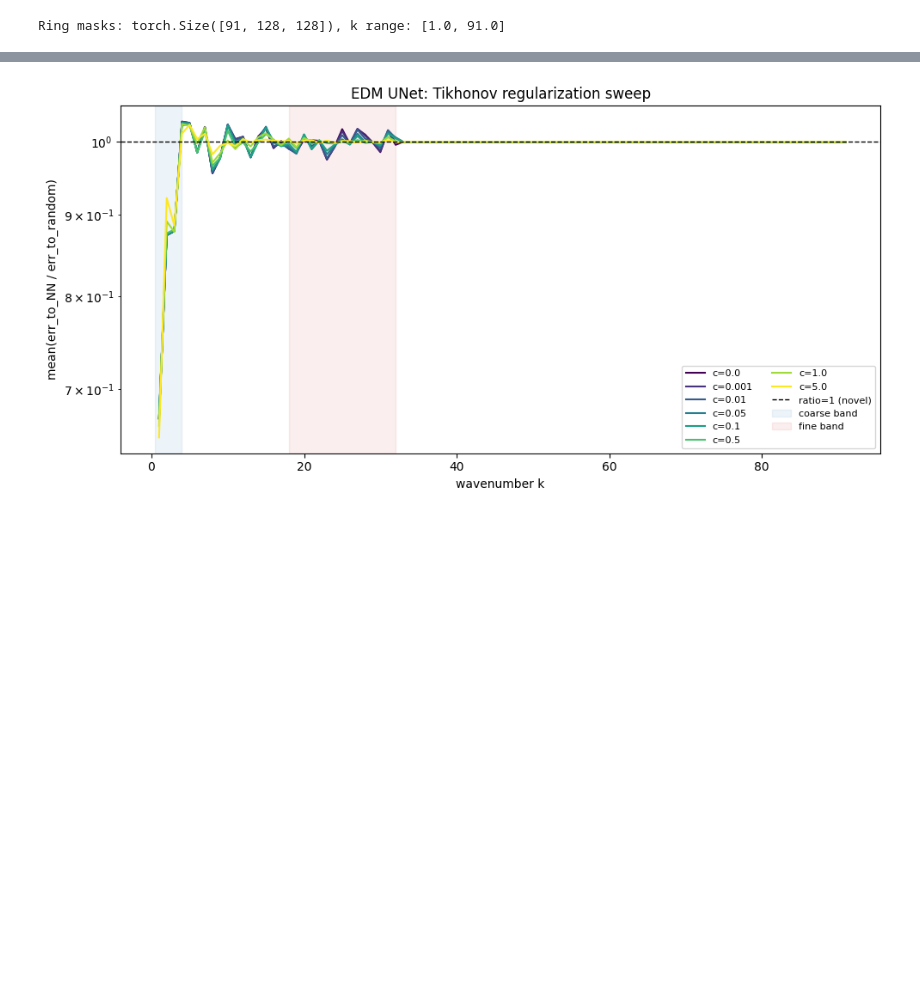
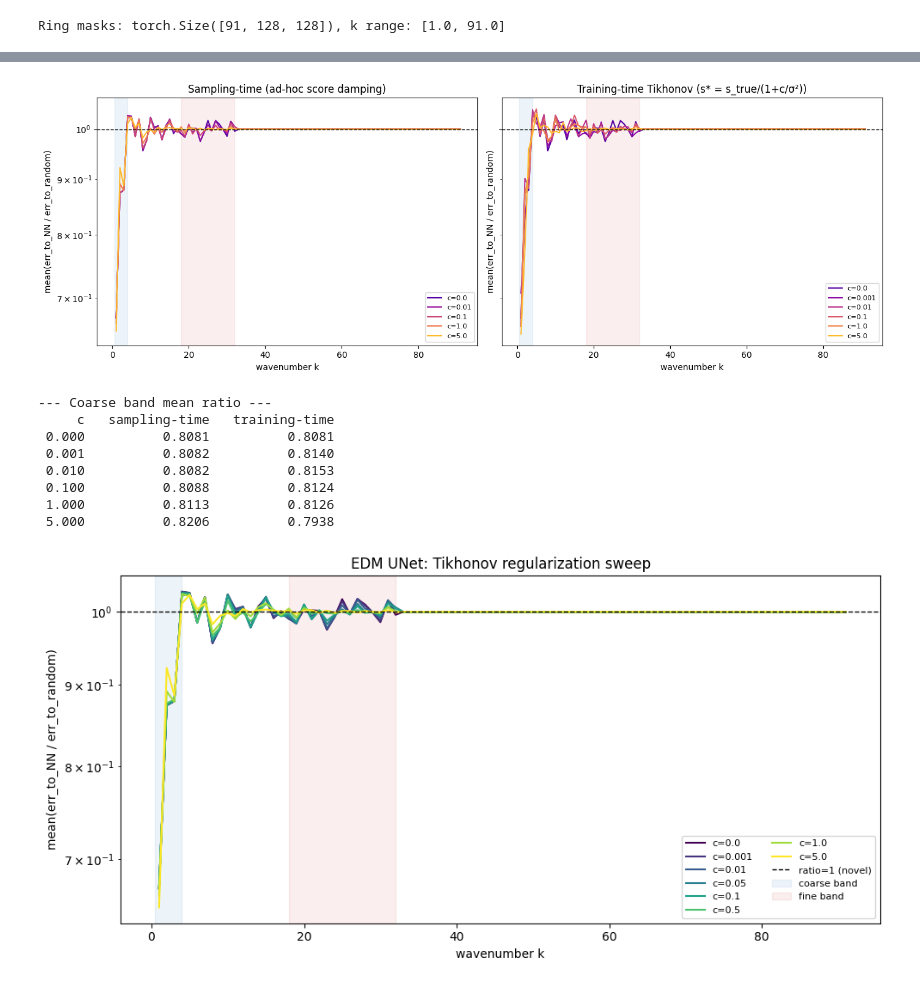
Before and after one commit to ishitta-iyer/research-diffusion, a Jupyter notebook: notebooks/multiscale/task2_edm_tikhonov_memorization.ipynb, the cells around one changed output, grey strips where cells are left out. Cells and saved outputs as stored; diff of their text form; code cells hidden in the pictures; blank space fills up the shorter version.

```diff
--- a/notebooks/multiscale/task2_edm_tikhonov_memorization.ipynb
+++ b/notebooks/multiscale/task2_edm_tikhonov_memorization.ipynb
@@ -326,3 +393,56 @@ Sweep complete.
+# %%
+# ── Training-time vs sampling-time Tikhonov comparison ──
+
+kc = k_centers.cpu().numpy()
+cmap_train = plt.cm.plasma(np.linspace(0.15, 0.85, len(C_TRAIN_VALUES)))
+
+# Per-wavenumber plot
+fig, axes = plt.subplots(1, 2, figsize=(14, 5), sharey=True)
+
+# Left: sampling-time (ad-hoc score damping — not true Tikhonov for UNets)
+compare_c = [c for c in [0.0, 0.01, 0.1, 1.0, 5.0] if c in sweep_results]
+cmap_samp = plt.cm.plasma(np.linspace(0.15, 0.85, len(compare_c)))
+for i, c_val in enumerate(compare_c):
+    axes[0].plot(kc, sweep_results[c_val]['mean_ratio'].numpy(),
+                color=cmap_samp[i], label=f'c={c_val}', linewidth=1.5)
+axes[0].set_title('Sampling-time (ad-hoc score damping)')
+
+# Right: training-time (correct Tikhonov)
+for i, c_val in enumerate(C_TRAIN_VALUES):
+    axes[1].plot(kc, train_sweep_results[c_val]['mean_ratio'].numpy(),
+                color=cmap_train[i], label=f'c={c_val}', linewidth=1.5)
+axes[1].set_title('Training-time Tikhonov (s* = s_true/(1+c/σ²))')
+
+for ax in axes:
+    ax.axhline(1.0, ls='--', color='black', lw=1)
+    for bname, color in [('coarse', 'tab:blue'), ('fine', 'tab:red')]:
+        lo, hi = bands[bname]
+        ax.axvspan(lo, hi, color=color, alpha=0.08)
+    ax.set_yscale('log')
+    ax.set_xlabel('wavenumber k')
+    ax.set_ylabel('mean(err_to_NN / err_to_random)')
+    ax.legend(fontsize=8)
+
+plt.tight_layout()
+plt.show()
+
+# Summary: coarse score comparison
+print('\n--- Coarse band mean ratio ---')
+print(f'{"c":>6s}  {"sampling-time":>14s}  {"training-time":>14s}')
+for c_val in C_TRAIN_VALUES:
+    st = sweep_results.get(c_val, {}).get('coarse_score', float('nan'))
+    tt = train_sweep_results[c_val]['coarse_score']
+    print(f'{c_val:6.3f}  {st:14.4f}  {tt:14.4f}')
+# %% [output]
+[figure, added]
+--- Coarse band mean ratio ---
+     c   sampling-time   training-time
+ 0.000          0.8081          0.8081
+ 0.001          0.8082          0.8140
+ 0.010          0.8082          0.8153
+ 0.100          0.8088          0.8124
+ 1.000          0.8113          0.8126
+ 5.000          0.8206          0.7938
 # %%
 # ── Per-wavenumber memorization plot (main figure) ──
 
```
Also changed, not shown: parts of 7 cells of this notebook, 1 other file.
